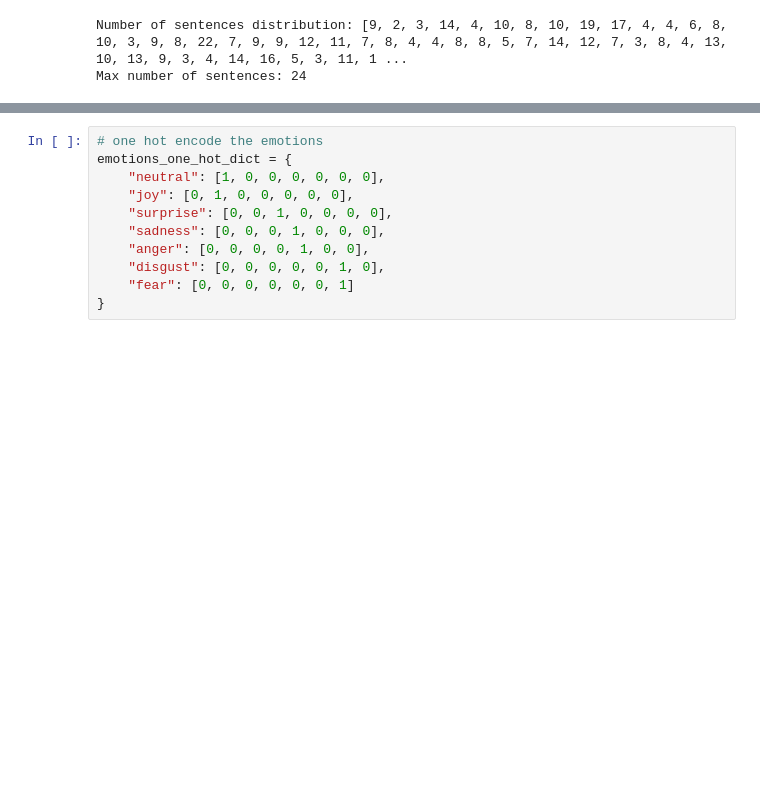
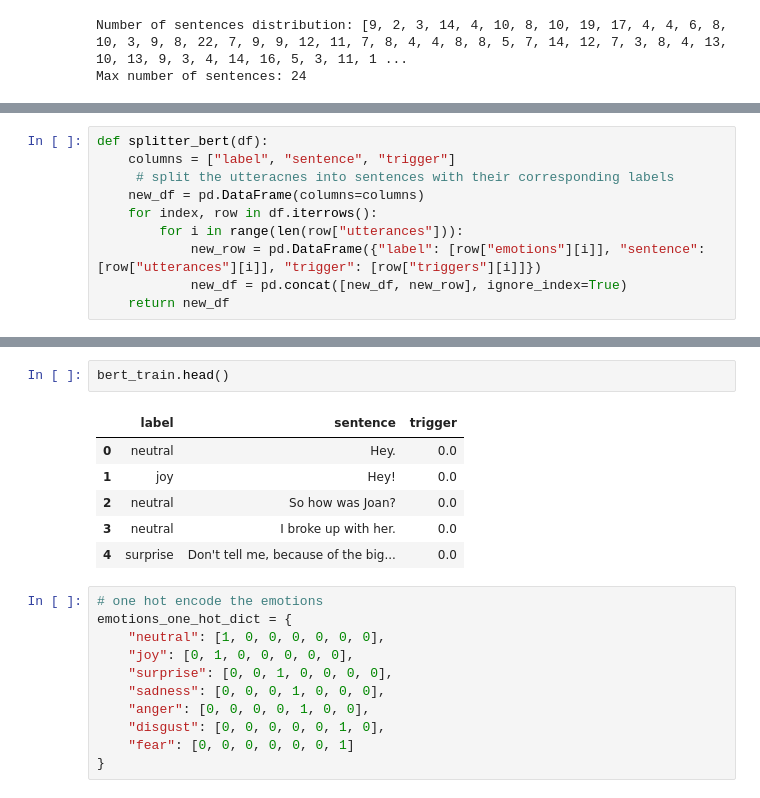
Before and after one commit to CipStr/NLProject, a Jupyter notebook: NLP_standard_project_develop.ipynb, the cells around one changed output, grey strips where cells are left out. Drawn from its saved outputs; the diff is of its cells as text; blank space fills up the shorter version.

```diff
--- a/NLP_standard_project_develop.ipynb
+++ b/NLP_standard_project_develop.ipynb
@@ -279,0 +346,10 @@ Max number of sentences: 24
+# %%
+def splitter_bert(df):
+    columns = ["label", "sentence", "trigger"]
+     # split the utteracnes into sentences with their corresponding labels
+    new_df = pd.DataFrame(columns=columns)
+    for index, row in df.iterrows():
+        for i in range(len(row["utterances"])):
+            new_row = pd.DataFrame({"label": [row["emotions"][i]], "sentence": [row["utterances"][i]], "trigger": [row["triggers"][i]]})
+            new_df = pd.concat([new_df, new_row], ignore_index=True)
+    return new_df
@@ -280,3 +379,12 @@ Max number of sentences: 24
+# %%
+bert_train.head()
+# %% [output]
+|  | label | sentence | trigger |
+| 0 | neutral | Hey. | 0.0 |
+| 1 | joy | Hey! | 0.0 |
+| 2 | neutral | So how was Joan? | 0.0 |
+| 3 | neutral | I broke up with her. | 0.0 |
+| 4 | surprise | Don't tell me, because of the big... | 0.0 |
 # %%
 # one hot encode the emotions
 emotions_one_hot_dict = {
```
Also changed, not shown: parts of 61 cells of this notebook.
